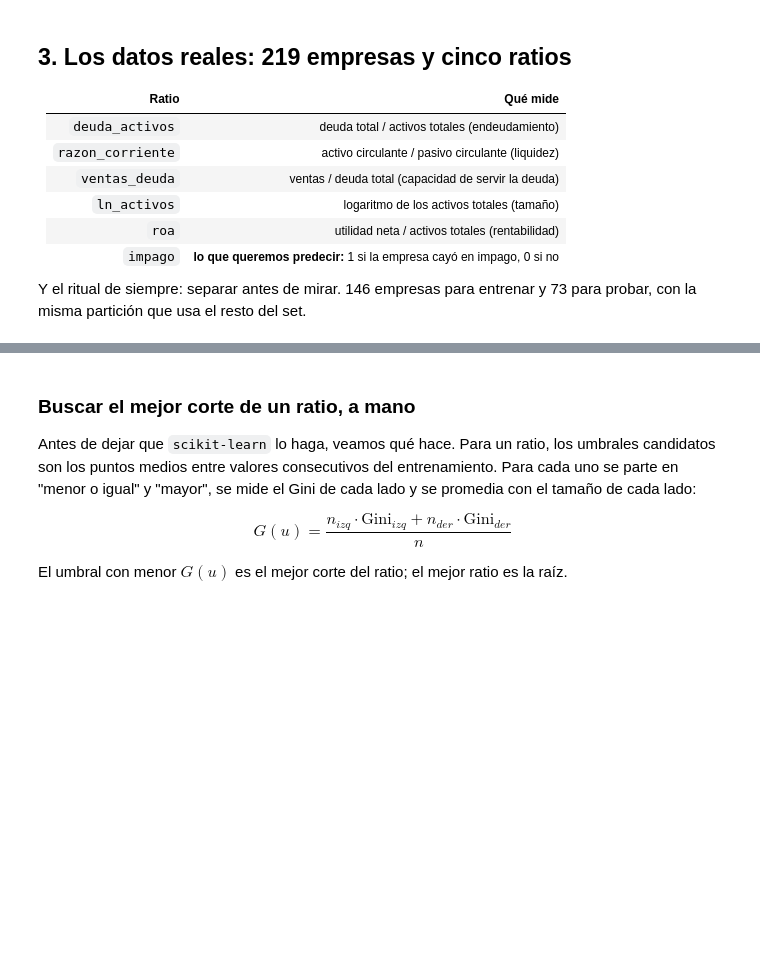
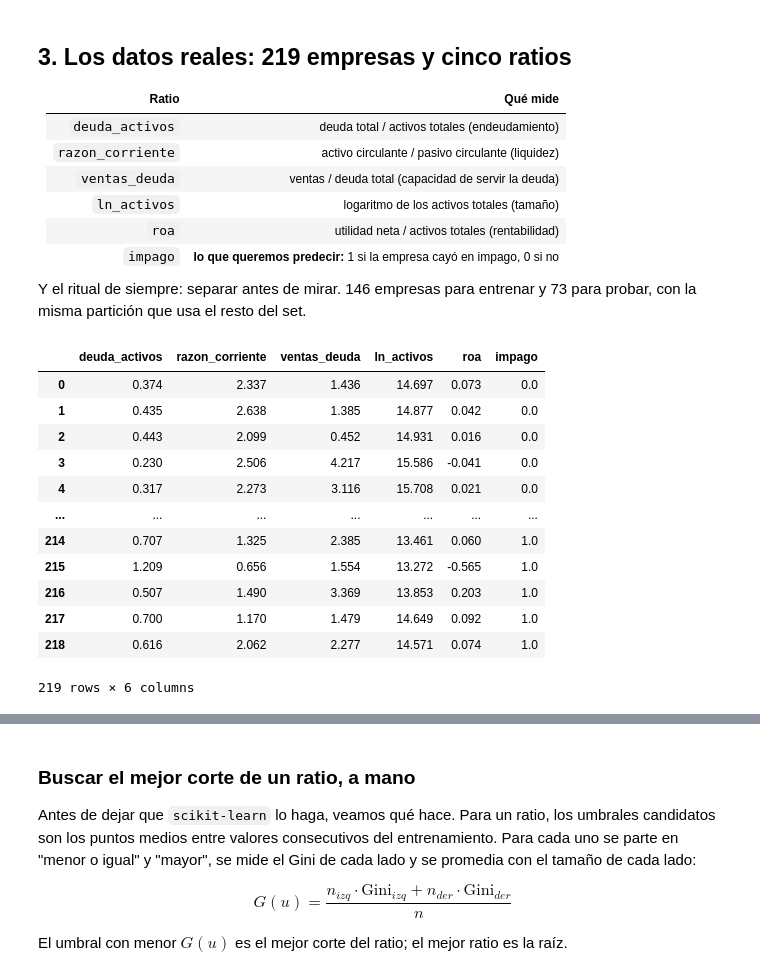
Before and after one commit to daviddiazsolis/tree_foundations_playground, a Jupyter notebook: notebooks/Arboles_02_Arboles_de_Decision.ipynb, the cells around one changed output, grey strips where cells are left out. Saved outputs shown, nothing was run; the diff lists cells and outputs as text; code cells hidden in the pictures; blank space fills up the shorter version.

```diff
--- a/notebooks/Arboles_02_Arboles_de_Decision.ipynb
+++ b/notebooks/Arboles_02_Arboles_de_Decision.ipynb
@@ -356,32 +395,45 @@ IMPAGO_CSV = """deuda_activos,razon_corriente,ventas_deuda,ln_activos,roa,impago
 0.701,1.253,3.098,15.845,0.056,1.0
 0.799,0.047,2.534,15.942,0.048,1.0
 0.772,1.24,2.471,16.078,0.054,1.0
 1.181,0.804,0.944,12.801,0.075,1.0
 0.464,1.293,2.927,12.743,0.092,1.0
 0.514,1.105,2.764,12.839,0.082,1.0
 0.386,2.301,6.078,12.668,0.399,1.0
 0.723,1.327,1.854,13.612,0.125,1.0
 0.695,1.38,1.813,13.589,0.085,1.0
 0.638,1.322,4.07,13.505,0.286,1.0
 0.555,1.614,3.204,13.949,0.13,1.0
 0.594,1.528,2.718,14.176,0.125,1.0
 1.401,0.709,0.208,12.076,-0.146,1.0
 0.916,0.616,1.27,12.629,0.316,1.0
 0.75,0.489,2.46,12.725,0.29,1.0
 0.445,9.164,0.0,11.167,-0.737,1.0
 0.767,0.664,1.149,12.778,-0.779,1.0
 1.314,0.703,0.86,12.145,0.072,1.0
 1.458,0.588,0.01,11.974,-0.086,1.0
 1.732,0.454,0.0,11.772,-0.171,1.0
 0.775,1.025,3.294,13.079,0.112,1.0
 0.731,0.932,4.179,12.889,0.126,1.0
 0.842,0.673,1.911,13.274,-0.04,1.0
 0.733,1.226,2.588,13.42,0.091,1.0
 0.707,1.325,2.385,13.461,0.06,1.0
 1.209,0.656,1.554,13.272,-0.565,1.0
 0.507,1.49,3.369,13.853,0.203,1.0
 0.7,1.17,1.479,14.649,0.092,1.0
 0.616,2.062,2.277,14.571,0.074,1.0"""
 impago = pd.read_csv(StringIO(IMPAGO_CSV))
-print("Empresas:", len(impago), "  Fracción en impago:", round(impago["impago"].mean(), 3))
-impago.describe().round(3).T[["mean", "min", "50%", "max"]]
+impago
+# %% [output]
+|  | deuda_activos | razon_corriente | ventas_deuda | ln_activos | roa | impago |
+| 0 | 0.374 | 2.337 | 1.436 | 14.697 | 0.073 | 0.0 |
+| 1 | 0.435 | 2.638 | 1.385 | 14.877 | 0.042 | 0.0 |
+| 2 | 0.443 | 2.099 | 0.452 | 14.931 | 0.016 | 0.0 |
+| 3 | 0.230 | 2.506 | 4.217 | 15.586 | -0.041 | 0.0 |
+| 4 | 0.317 | 2.273 | 3.116 | 15.708 | 0.021 | 0.0 |
+| ... | ... | ... | ... | ... | ... | ... |
+| 214 | 0.707 | 1.325 | 2.385 | 13.461 | 0.060 | 1.0 |
+| 215 | 1.209 | 0.656 | 1.554 | 13.272 | -0.565 | 1.0 |
+| 216 | 0.507 | 1.490 | 3.369 | 13.853 | 0.203 | 1.0 |
+| 217 | 0.700 | 1.170 | 1.479 | 14.649 | 0.092 | 1.0 |
+| 218 | 0.616 | 2.062 | 2.277 | 14.571 | 0.074 | 1.0 |
+219 rows × 6 columns
```
Also changed, not shown: parts of 17 cells of this notebook.
